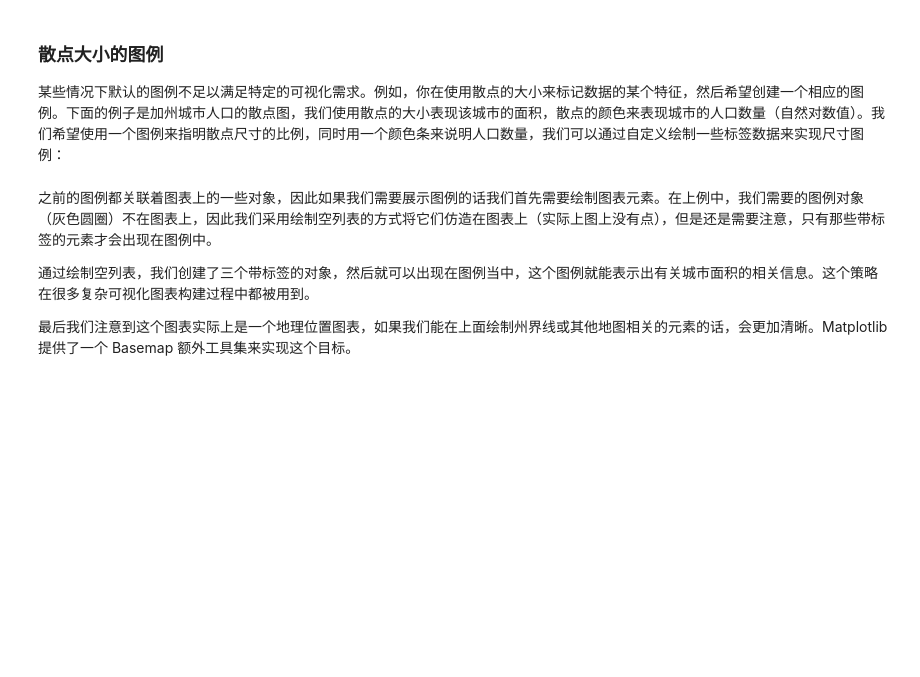
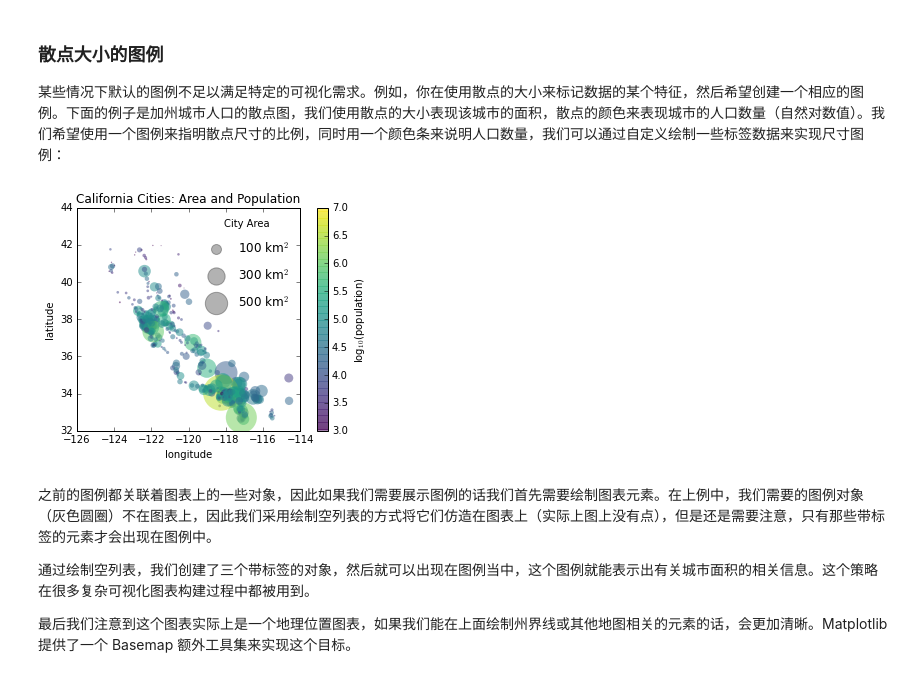
Before and after one commit to mengjieye/Python-lecture, a Jupyter notebook: matplotlib.ipynb, the cells around one changed output. Drawn from its saved outputs; the diff is of its cells as text; code cells hidden in the pictures; blank space fills up the shorter version.

```diff
--- a/matplotlib.ipynb
+++ b/matplotlib.ipynb
@@ -484,30 +571,32 @@ plt.legend(framealpha=1, frameon=True);
 某些情况下默认的图例不足以满足特定的可视化需求。例如，你在使用散点的大小来标记数据的某个特征，然后希望创建一个相应的图例。下面的例子是加州城市人口的散点图，我们使用散点的大小表现该城市的面积，散点的颜色来表现城市的人口数量（自然对数值）。我们希望使用一个图例来指明散点尺寸的比例，同时用一个颜色条来说明人口数量，我们可以通过自定义绘制一些标签数据来实现尺寸图例：
 # %%
 import pandas as pd
-cities = pd.read_csv(r'california_cities.csv')
+cities = pd.read_csv(r'.\excel\california_cities.csv')
 
 # 提取我们感兴趣的数据
 lat, lon = cities['latd'], cities['longd']
 population, area = cities['population_total'], cities['area_total_km2']
 
 # 绘制散点图，使用尺寸代表面积，颜色代表人口，不带标签
 plt.scatter(lon, lat, label=None,
             c=np.log10(population), cmap='viridis',
             s=area, linewidth=0, alpha=0.5)
 plt.axis('scaled')
 plt.xlabel('longitude')
 plt.ylabel('latitude')
 plt.colorbar(label='log$_{10}$(population)')
 plt.clim(3, 7)
 
 # 下面我们创建图例：
 # 使用空列表绘制图例中的散点，使用不同面积和标签，带透明度
 for area in [100, 300, 500]:
     plt.scatter([], [], c='k', alpha=0.3, s=area,
                 label=str(area) + ' km$^2$')
 plt.legend(scatterpoints=1, frameon=False, labelspacing=1, title='City Area')
 
 plt.title('California Cities: Area and Population');
+# %% [output]
+[figure, added]
 # %% [markdown]
 之前的图例都关联着图表上的一些对象，因此如果我们需要展示图例的话我们首先需要绘制图表元素。在上例中，我们需要的图例对象（灰色圆圈）不在图表上，因此我们采用绘制空列表的方式将它们仿造在图表上（实际上图上没有点），但是还是需要注意，只有那些带标签的元素才会出现在图例中。
 
```
Also changed, not shown: parts of 63 cells of this notebook, 7 other files.
